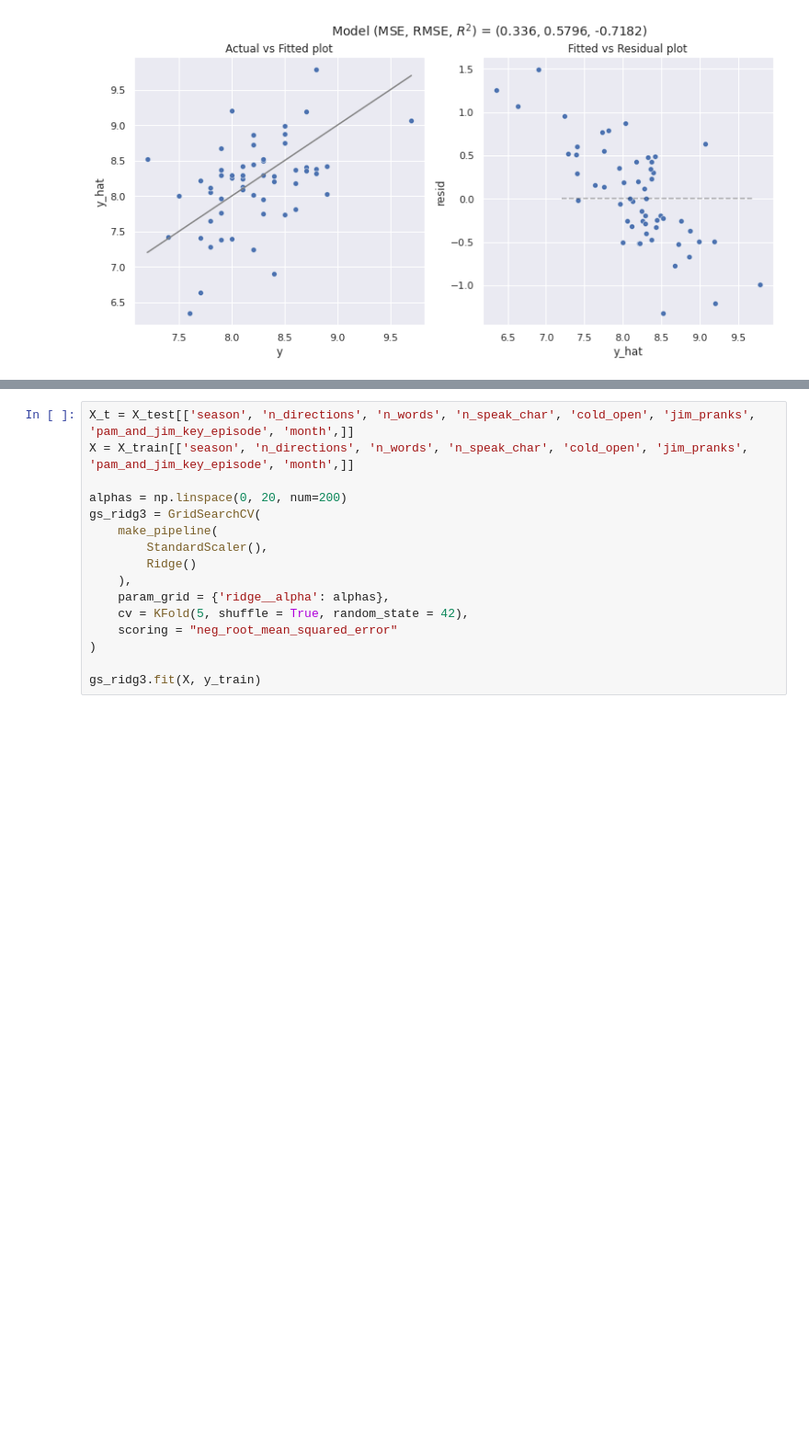
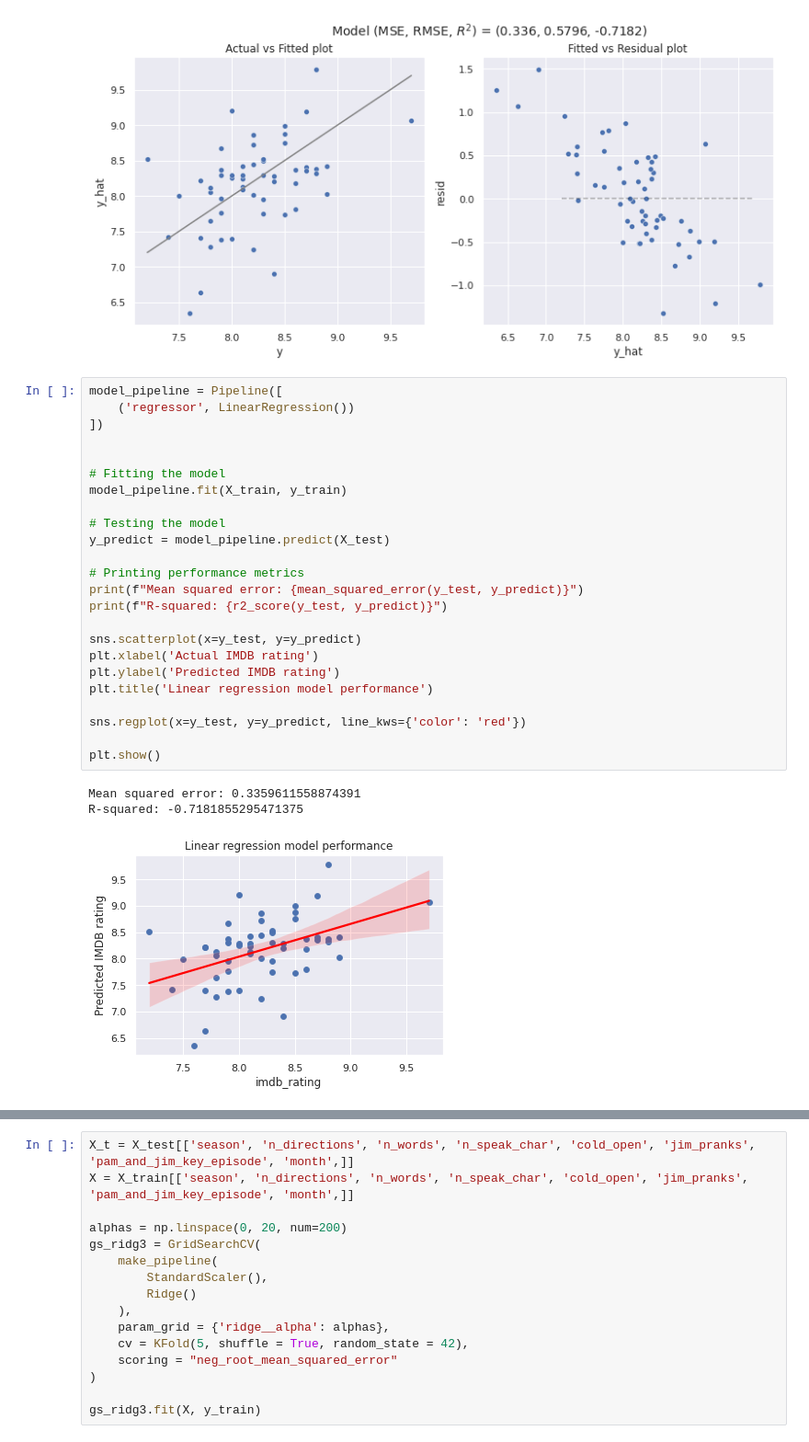
Before and after one commit to aliflo/office-episode-ratings-predictor, a Jupyter notebook: project_with_some_new_things.ipynb, the cells around one changed output, grey strips where cells are left out. Shown at 92% size. Drawn from its saved outputs; the diff is of its cells as text; blank space fills up the shorter version.

```diff
--- a/project_with_some_new_things.ipynb
+++ b/project_with_some_new_things.ipynb
@@ -524,3 +538,31 @@ model_pipeline.fit(X_train, y_train)
 mse, rmse, rsqr = model_fit(model_pipeline, X_test, y_test, plot=True)
 # %% [output]
 [figure]
+# %%
+model_pipeline = Pipeline([
+    ('regressor', LinearRegression())
+])
+
+
+# Fitting the model
+model_pipeline.fit(X_train, y_train)
+
+# Testing the model
+y_predict = model_pipeline.predict(X_test)
+
+# Printing performance metrics
+print(f"Mean squared error: {mean_squared_error(y_test, y_predict)}")
+print(f"R-squared: {r2_score(y_test, y_predict)}")
+
+sns.scatterplot(x=y_test, y=y_predict)
+plt.xlabel('Actual IMDB rating')
+plt.ylabel('Predicted IMDB rating')
+plt.title('Linear regression model performance')
+
+sns.regplot(x=y_test, y=y_predict, line_kws={'color': 'red'})
+
+plt.show()
+# %% [output]
+Mean squared error: 0.3359611558874391
+R-squared: -0.7181855295471375
+[figure, added]
```
Also changed, not shown: parts of 16 cells of this notebook.
